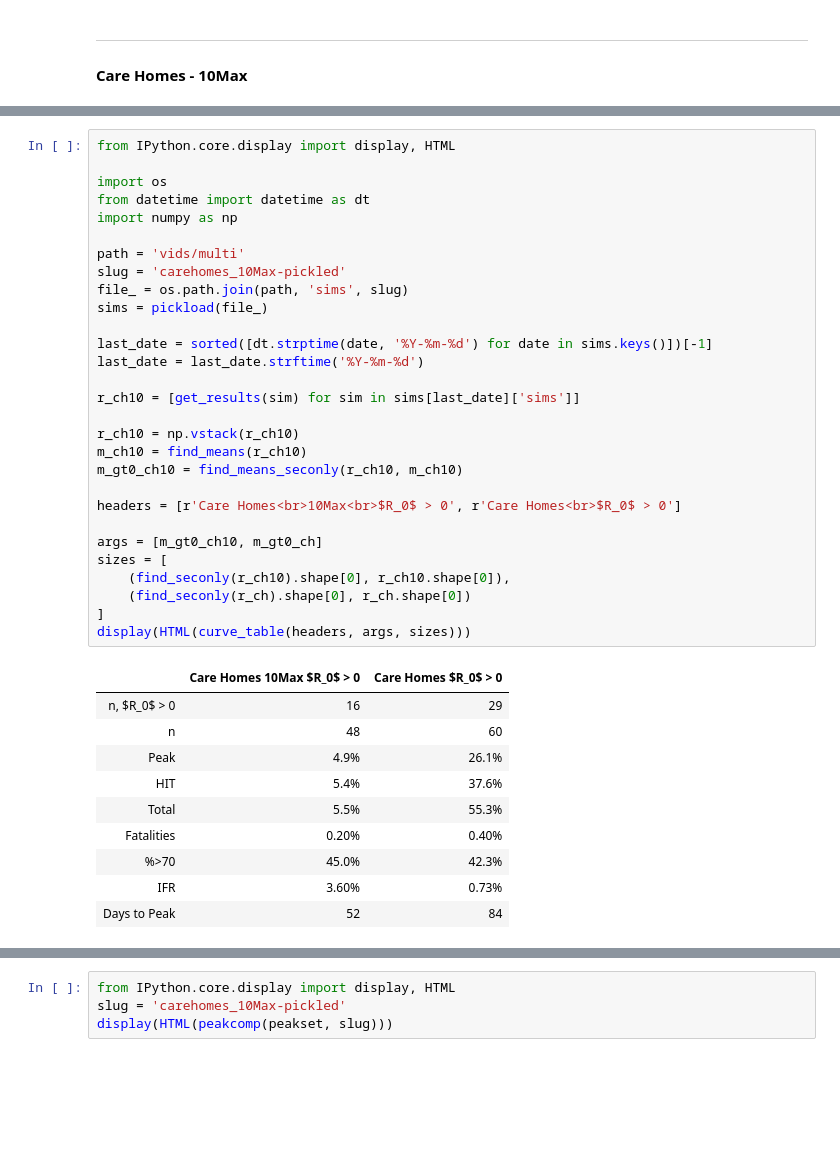
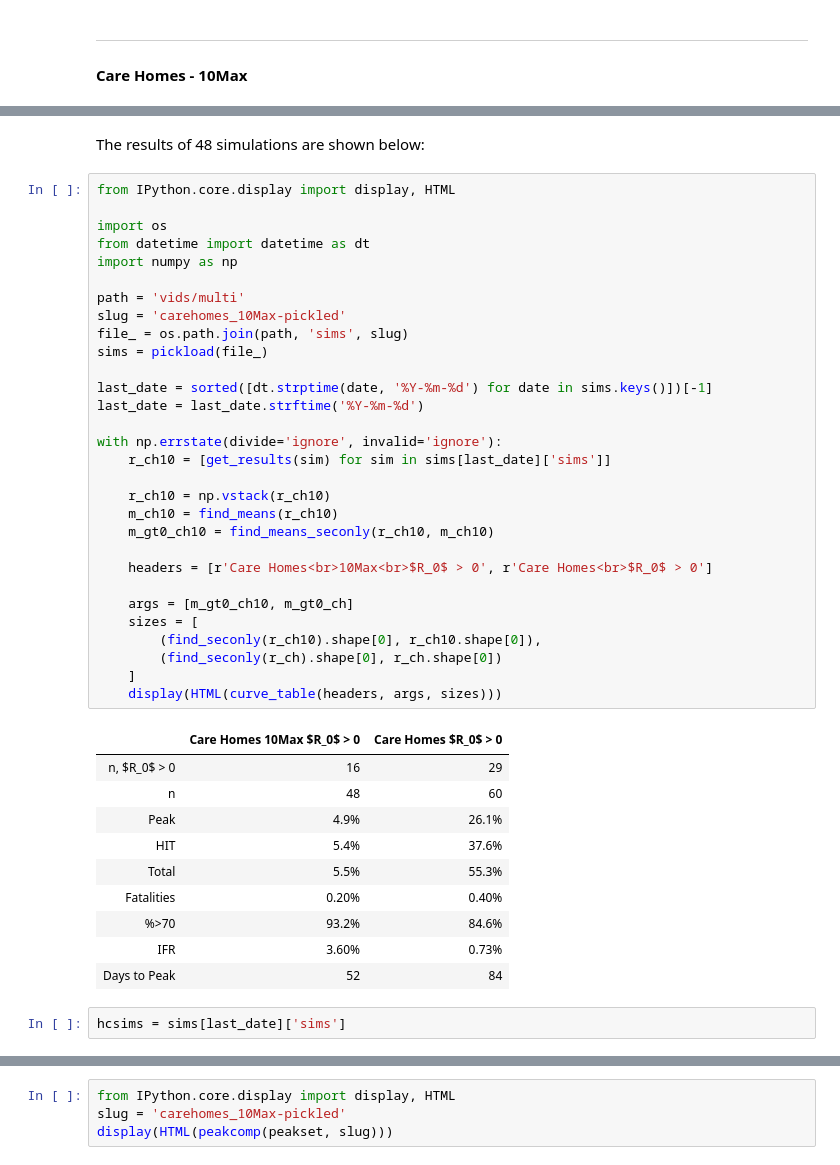
Before and after one commit to rjskene/rknotdocs, a Jupyter notebook: docs/_build/html/multi.ipynb, the cells around one changed output, grey strips where cells are left out. Cells and saved outputs as stored; diff of their text form; blank space fills up the shorter version.

```diff
--- a/docs/_build/html/multi.ipynb
+++ b/docs/_build/html/multi.ipynb
@@ -929,40 +925,45 @@ display(HTML(animHTML('multi/carehomes_tots')))
+# %% [markdown]
+The results of 48 simulations are shown below:
 # %%
 from IPython.core.display import display, HTML
 
 import os
 from datetime import datetime as dt
 import numpy as np
 
 path = 'vids/multi'
 slug = 'carehomes_10Max-pickled'
 file_ = os.path.join(path, 'sims', slug)
 sims = pickload(file_)
 
 last_date = sorted([dt.strptime(date, '%Y-%m-%d') for date in sims.keys()])[-1]
 last_date = last_date.strftime('%Y-%m-%d')
 
-r_ch10 = [get_results(sim) for sim in sims[last_date]['sims']]
+with np.errstate(divide='ignore', invalid='ignore'):
+    r_ch10 = [get_results(sim) for sim in sims[last_date]['sims']]
 
-r_ch10 = np.vstack(r_ch10)
-m_ch10 = find_means(r_ch10)
-m_gt0_ch10 = find_means_seconly(r_ch10, m_ch10)
+    r_ch10 = np.vstack(r_ch10)
+    m_ch10 = find_means(r_ch10)
+    m_gt0_ch10 = find_means_seconly(r_ch10, m_ch10)
 
-headers = [r'Care Homes<br>10Max<br>$R_0$ > 0', r'Care Homes<br>$R_0$ > 0']
+    headers = [r'Care Homes<br>10Max<br>$R_0$ > 0', r'Care Homes<br>$R_0$ > 0']
 
-args = [m_gt0_ch10, m_gt0_ch]
-sizes = [
-    (find_seconly(r_ch10).shape[0], r_ch10.shape[0]),
-    (find_seconly(r_ch).shape[0], r_ch.shape[0])
-]
-display(HTML(curve_table(headers, args, sizes)))
+    args = [m_gt0_ch10, m_gt0_ch]
+    sizes = [
+        (find_seconly(r_ch10).shape[0], r_ch10.shape[0]),
+        (find_seconly(r_ch).shape[0], r_ch.shape[0])
+    ]
+    display(HTML(curve_table(headers, args, sizes)))
 # %% [output]
 |  | Care Homes 10Max $R_0$ > 0 | Care Homes $R_0$ > 0 |
 | n, $R_0$ > 0 | 16 | 29 |
 | n | 48 | 60 |
 | Peak | 4.9% | 26.1% |
 | HIT | 5.4% | 37.6% |
 | Total | 5.5% | 55.3% |
 | Fatalities | 0.20% | 0.40% |
-| %>70 | 45.0% | 42.3% |
+| %>70 | 93.2% | 84.6% |
 | IFR | 3.60% | 0.73% |
 | Days to Peak | 52 | 84 |
+# %%
+hcsims = sims[last_date]['sims']
```
Also changed, not shown: parts of 39 cells of this notebook, 16 other files.
